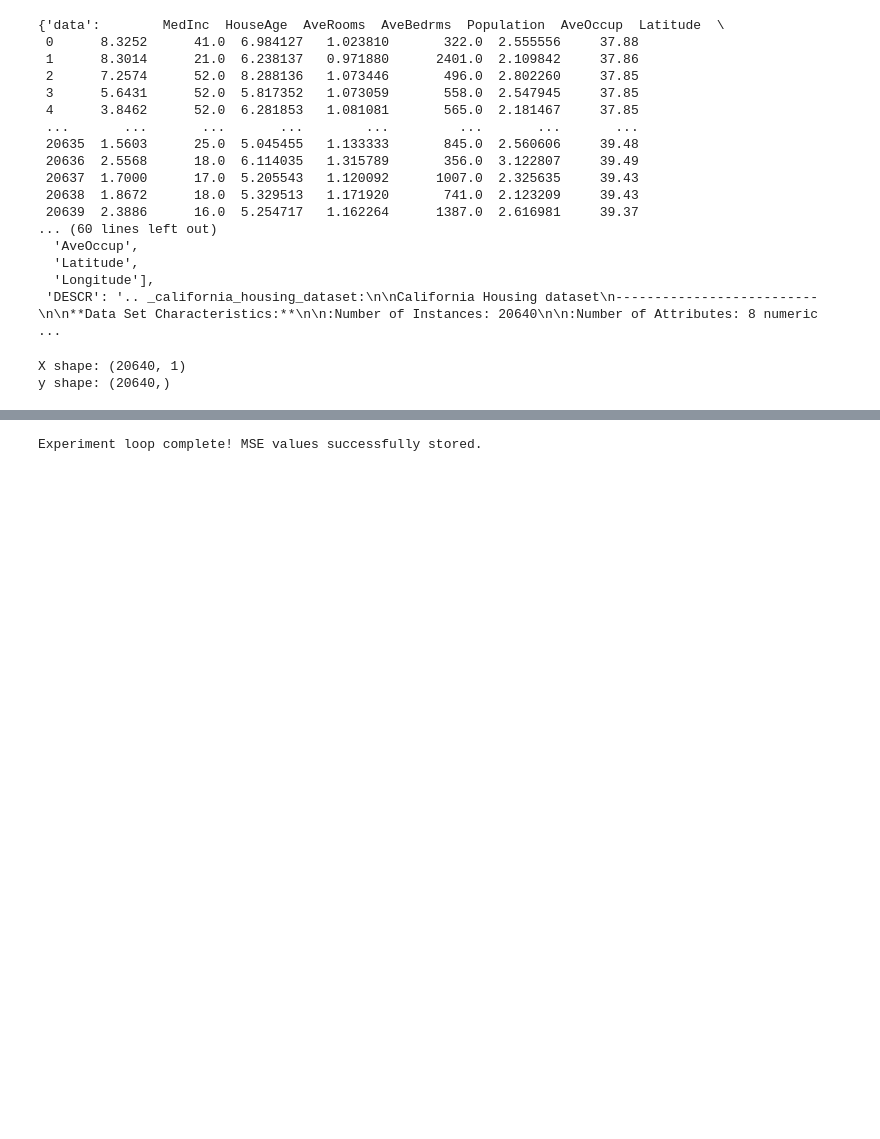
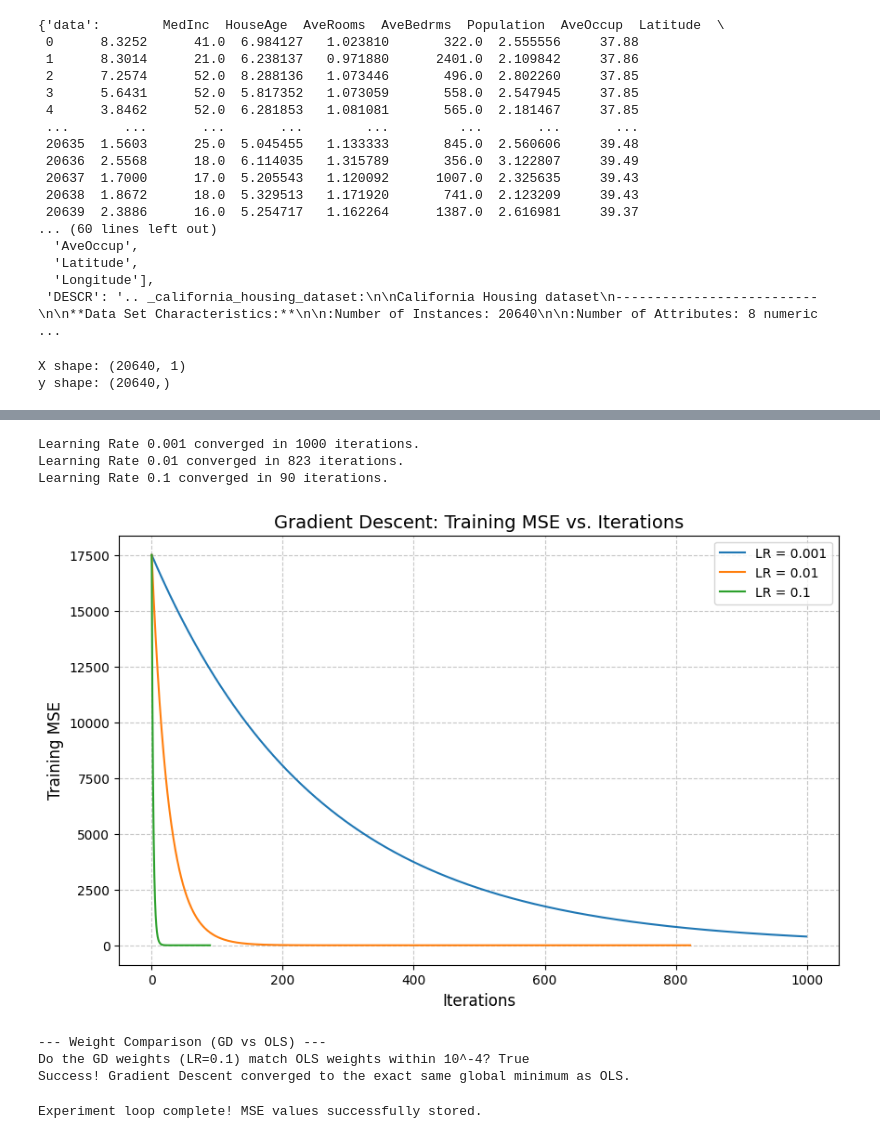
Before and after one commit to emilahmedli5/Linear-Models-Regularization-and-Classification-from-scratch, a Jupyter notebook: notebooks/hw2_analysis.ipynb, the cells around one changed output, grey strips where cells are left out. Drawn from its saved outputs; the diff is of its cells as text; code cells hidden in the pictures; blank space fills up the shorter version.

Commit message:
Update file and finish Part 1

```diff
--- a/notebooks/hw2_analysis.ipynb
+++ b/notebooks/hw2_analysis.ipynb
@@ -99,3 +141,77 @@ y_val_arr = y_val.values
+# %%
+# ==========================================
+# PART 4.1.2: GRADIENT DESCENT EXPERIMENTS
+# ==========================================
+import matplotlib.pyplot as plt
+import numpy as np
+from sklearn.datasets import make_regression
+from src.linear_regression import LinearRegression as CustomLR
+from src.linear_regression_gd import LinearRegressionGD
+
+# 1. Create synthetic dataset (N=1000, p=10, seed=42)
+X_syn, y_syn = make_regression(n_samples=1000, n_features=10, noise=0.5, random_state=42)
+
+# List of learning rates to test
+learning_rates = [0.001, 0.01, 0.1]
+gd_models = {}
+
+plt.figure(figsize=(10, 6))
+
+# 2. Train and Plot for each learning rate
+for current_lr in learning_rates:
+    # Initialize your GD model.
+    # CHANGED: 'learning_rate' to 'lr' to match your __init__
+    model_gd = LinearRegressionGD(lr=current_lr)
+
+    # Fit the model
+    model_gd.fit(X_syn, y_syn)
+    gd_models[current_lr] = model_gd
+
+    # Plot the loss history
+    plt.plot(model_gd.loss_history, label=f'LR = {current_lr}')
+
+    # Report iterations
+    print(f"Learning Rate {current_lr} converged in {len(model_gd.loss_history)} iterations.")
+
+# 3. Format the Plot
+plt.xlabel('Iterations', fontsize=12)
+plt.ylabel('Training MSE', fontsize=12)
+plt.title('Gradient Descent: Training MSE vs. Iterations', fontsize=14)
+plt.legend()
+plt.grid(True, linestyle='--', alpha=0.7)
+plt.show()
+
+# ==========================================
+# COMPARE FINAL WEIGHTS WITH OLS
+# ==========================================
+print("\n--- Weight Comparison (GD vs OLS) ---")
+
+# Train closed-form OLS on the same synthetic data
+ols_model = CustomLR()
+ols_model.fit(X_syn, y_syn)
+
+# We will compare the best GD model (LR=0.1) against OLS.
+best_gd_model = gd_models[0.1]
+
+# CHANGED: Use .w_weights to match your class definition
+# Note: Ensure your CustomLR class in linear_regression.py also uses .w_weights,
+# otherwise change ols_model.w_weights to whatever it uses (e.g. ols_model.weights)
+# best_gd_model uses .w_weights, but ols_model uses .weights
+weights_match = np.allclose(best_gd_model.w_weights, ols_model.weights, atol=1e-4)
+
+print(f"Do the GD weights (LR=0.1) match OLS weights within 10^-4? {weights_match}")
+if weights_match:
+    print("Success! Gradient Descent converged to the exact same global minimum as OLS.")
+else:
+    print("Failed: Weights did not match perfectly. Double check your gradient math!")
+# %% [output]
+Learning Rate 0.001 converged in 1000 iterations.
+Learning Rate 0.01 converged in 823 iterations.
+Learning Rate 0.1 converged in 90 iterations.
+[figure, added]
+--- Weight Comparison (GD vs OLS) ---
+Do the GD weights (LR=0.1) match OLS weights within 10^-4? True
+Success! Gradient Descent converged to the exact same global minimum as OLS.
 # %%
 from sklearn.preprocessing import StandardScaler
 from sklearn.metrics import mean_squared_error
```
Also changed, not shown: parts of 6 cells of this notebook.
